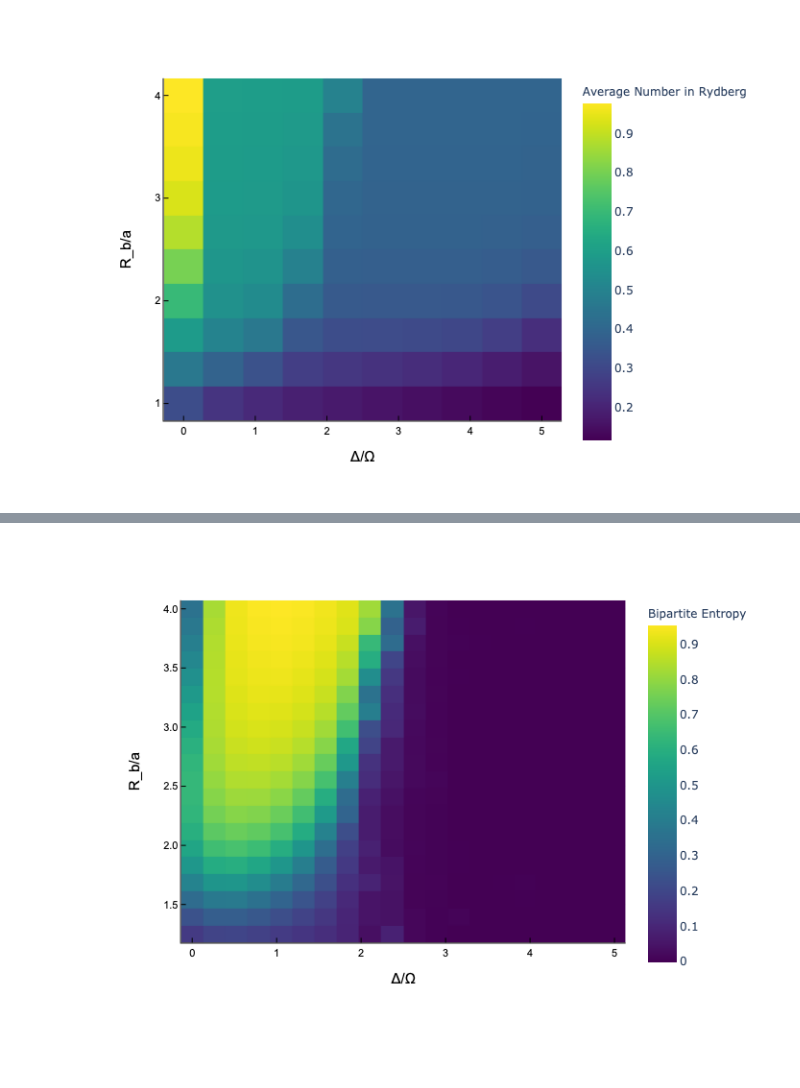
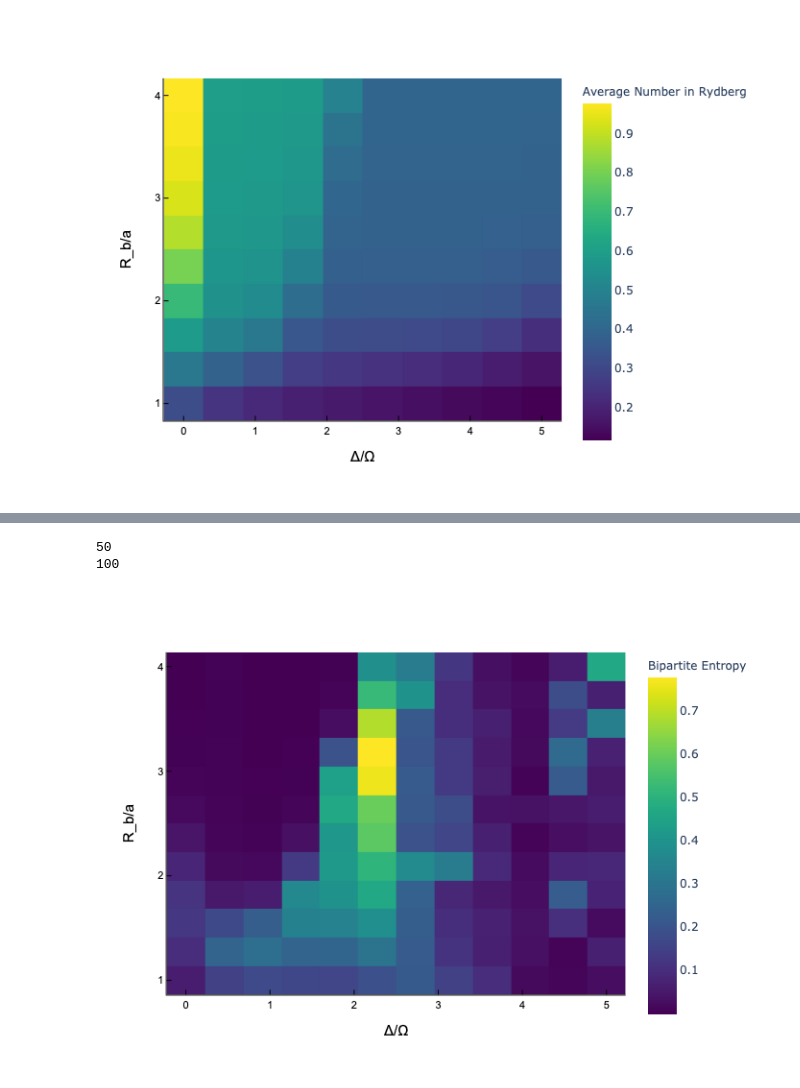
Before and after one commit to 1dividedby0/rabbit, a Jupyter notebook: number_op.ipynb, the cells around one changed output, grey strips where cells are left out. Drawn from its saved outputs; the diff is of its cells as text; code cells hidden in the pictures; blank space fills up the shorter version.

Commit message:
implemented itebd with ranged interactions

```diff
--- a/number_op.ipynb
+++ b/number_op.ipynb
@@ -250,7 +286,7 @@ end
 # %% [output]
 frequencies (generic function with 1 method)
 # %%
-function stand(N, resolution, separation_assumption, start, stop, stop2, psi0, sites, ed_=true)
+function stand(N, resolution, coarse, separation_assumption, start, stop, stop2, psi0, sites, ed_=true)
     V_nn = 2 * pi * 60 * (10^6)
     V_nn = 1
     C6 = 1 # Interaction Coefficient for n (quantum number) = 61 (Hz)
@@ -266,17 +302,41 @@ function stand(N, resolution, separation_assumption, start, stop, stop2, psi0, s
     entropies = zeros(Float64, resolution, resolution)
     hover_text = [["" for i in 1:resolution] for j in 1:resolution]
 
+    # coarse_size = round(Int64, resolution/coarse)
+    # psi0_arr = Array{MPS}(undef, coarse_size, coarse_size)
+
+    # for i in 1:coarse
+    #     for j in 1:coarse
+    #         println("initializing psi0s")
+    #         resolution_i = round(Int64, (i*2-1) / (coarse*2) * resolution)
+    #         resolution_j = round(Int64, (j*2-1) / (coarse*2) * resolution)
+    #         rabi_freq = C6/((a * Y[resolution_i])^6)
+    #         delta = X[resolution_j] * rabi_freq
+    #         # psi0_arr[i, j] = ground_state(N, psi0, sites, rabi_freq, delta, true)[3]
+    #         psi0_arr[i, j] = itebd(N, psi0, sites, rabi_freq, delta)
+    #     end
+    # end
+
     for i = 1:length(Y)
         for j = 1:length(X)
-            println((i - 1) * length(X) + j)
-            if ((i - 1) * length(X) + j) % 10 == 0
+            # println((i - 1) * length(X) + j)
+            if ((i - 1) * length(X) + j) % 50 == 0
                 println((i - 1) * length(X) + j)
             end
+
+            # coarse_i = floor(Int64, ((i-1) / coarse_size) + 1)
+            # coarse_j = floor(Int64, ((j-1) / coarse_size) + 1)
+            # psi0 = psi0_arr[coarse_i, coarse_j]
+
             # rabi_freq = (Y[i]*a / (C6^(1/6)))^(-6)
             rabi_freq = C6/((a * Y[i])^6)
+            delta = X[j] * rabi_freq
             # println(Y[i])
             # rabi_freq = Y[length(Y)-i+1]
-            entropy, energy, gs = ground_state(N, psi0, sites, rabi_freq, X[j] * rabi_freq, ed_)
+
+            psi0_local = itebd(N, psi0, sites, rabi_freq, delta)
+
+            entropy, energy, gs = ground_state(N, psi0_local, sites, rabi_freq, delta, ed_)
             entropies[i, j] = entropy
             mps_state = measure_mps(gs)
             hover_text[i][j] = join(string.(mps_state), ", ")
@@ -338,11 +467,13 @@ plot(stand(N, resolution, separation_assumption, 1.25, 4, 5, psi0, sites, true))
 # %%
 plotlyjs()
-N=12
-resolution=20
+N=9
+resolution=12
 separation_assumption=2
 sites = siteinds("S=1/2", N)
 psi0 = MPS(sites, ["Dn" for i = 1:N])
 # psi0 = randomMPS(sites; linkdims=50)
-plot(stand(N, resolution, separation_assumption, 1.25, 4, 5, psi0, sites, false))
+plot(stand(N, resolution, separation_assumption, 1, 4, 5, psi0, sites, false))
 # %% [output]
+50
+100
-[figure, old version]
+[figure, new version]
```
Also changed, not shown: parts of 13 cells of this notebook, 1 other file.
